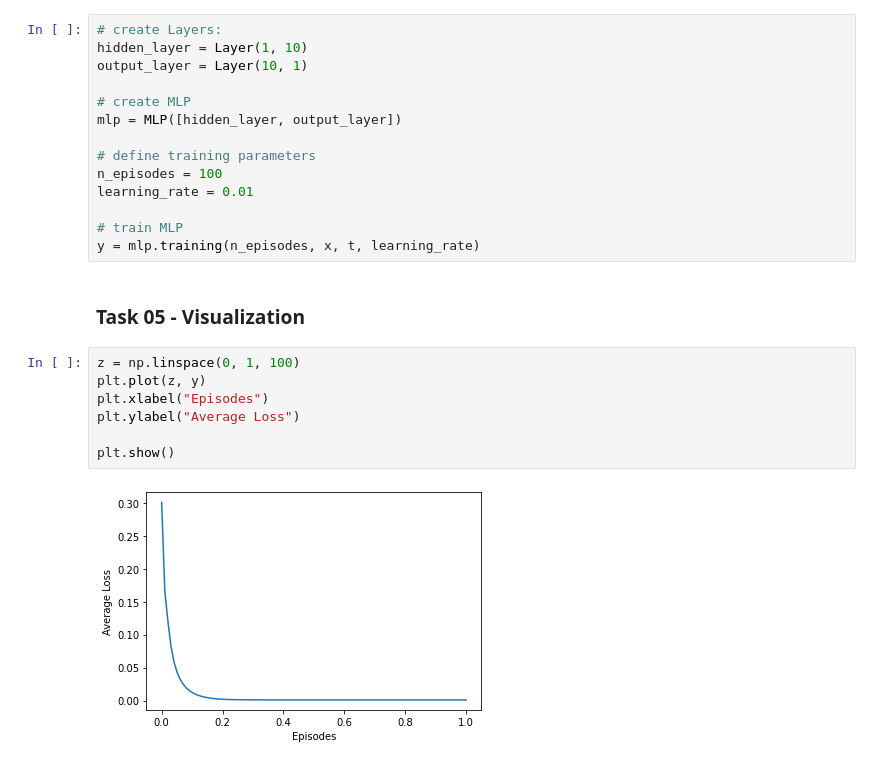
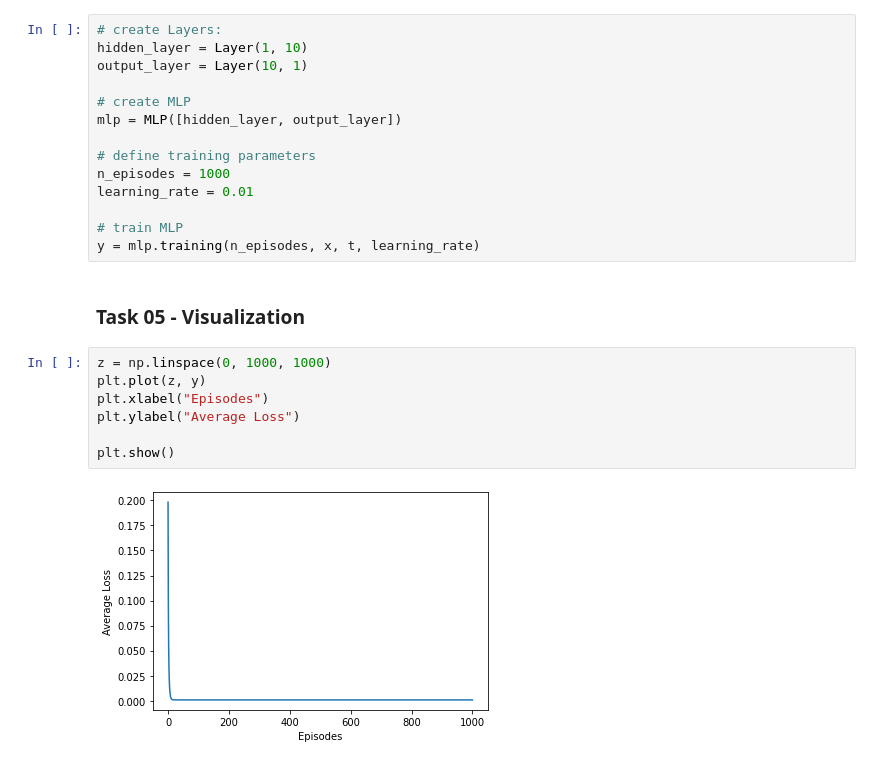
Before and after one commit to gittermarie/IANNwTF_2022_Group_18, a Jupyter notebook: Homework_02/Homework 02.ipynb, the cells around one changed output. Drawn from its saved outputs; the diff is of its cells as text.

Commit message:
epsiodes, title, visualization fix

```diff
--- a/Homework_02/Homework 02.ipynb
+++ b/Homework_02/Homework 02.ipynb
@@ -103,7 +103,7 @@ output_layer = Layer(10, 1)
 mlp = MLP([hidden_layer, output_layer])
 
 # define training parameters
-n_episodes = 100
+n_episodes = 1000
 learning_rate = 0.01
 
 # train MLP
@@ -111,11 +111,11 @@ y = mlp.training(n_episodes, x, t, learning_rate)
 # %% [markdown]
 ### Task 05 - Visualization
 # %%
-z = np.linspace(0, 1, 100)
+z = np.linspace(0, 1000, 1000)
 plt.plot(z, y)
 plt.xlabel("Episodes")
 plt.ylabel("Average Loss")
 
 plt.show()
 # %% [output]
-[figure, old version]
+[figure, new version]
```
Also changed, not shown: parts of 2 cells of this notebook.
